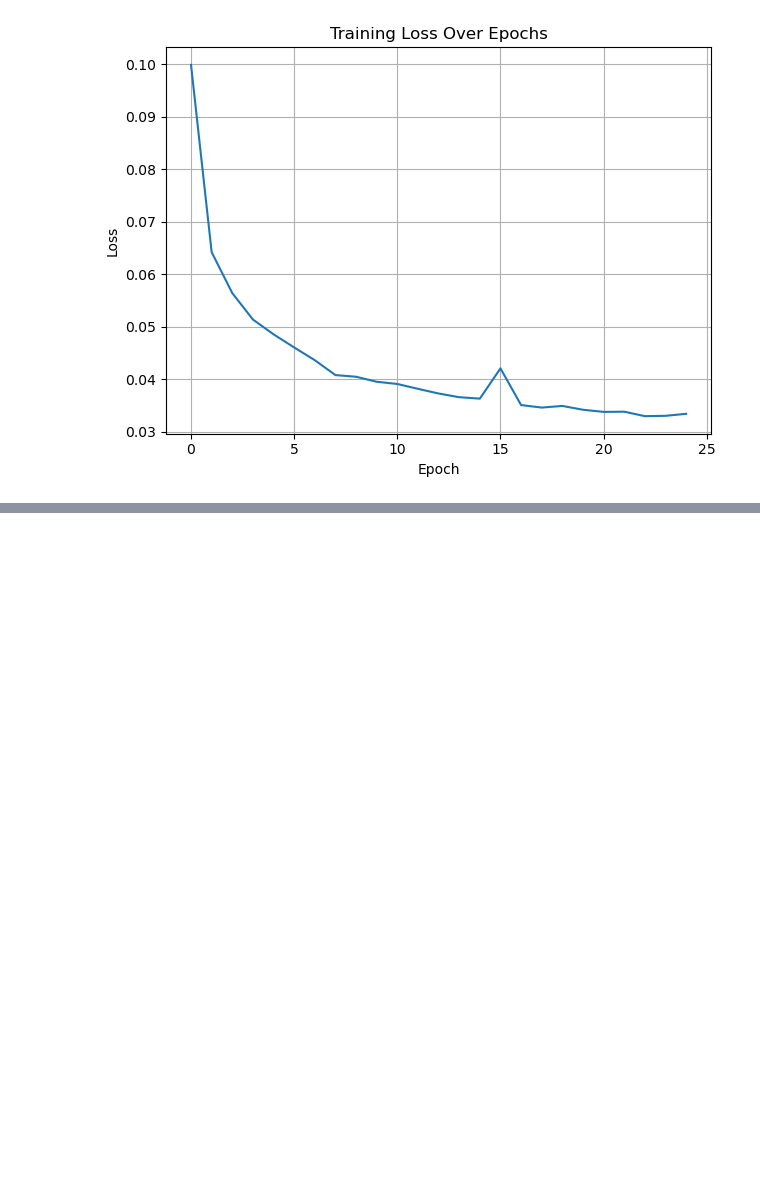
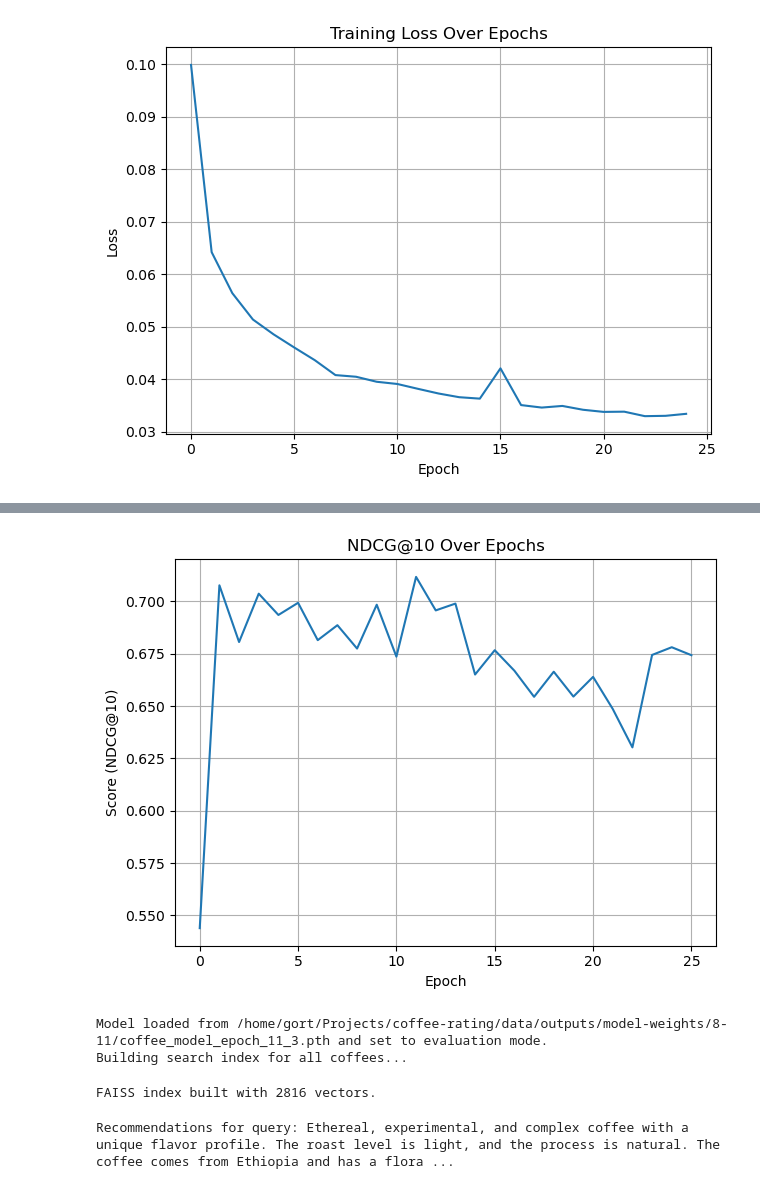
Before and after one commit to jaycob-melton/coffee-rating, a Jupyter notebook: src/models/train_n_eval.ipynb, the cells around one changed output, grey strips where cells are left out. Cells and saved outputs as stored; diff of their text form; code cells hidden in the pictures; blank space fills up the shorter version.

Commit message:
added additional functionality in train

```diff
--- a/src/models/train_n_eval.ipynb
+++ b/src/models/train_n_eval.ipynb
@@ -54,0 +116,41 @@ Generating test queries and evaluating recall...
+# %%
+ndcg_results = [result[0] for result in evaluation_results]
+plt.plot(ndcg_results)
+plt.xlabel("Epoch")
+plt.ylabel("Score (NDCG@10)")
+plt.title("NDCG@10 Over Epochs")
+plt.tight_layout()
+plt.grid()
+plt.show();
+# %% [output]
+[figure, added]
+# %%
+PREPROCESSED_PATH = "/home/gort/Projects/coffee-rating/data/processed/preprocessed_data.csv"
+train_data_path = "/home/gort/Projects/coffee-rating/data/processed/training_data.jsonl"
+MODEL_PATH = "/home/gort/Projects/coffee-rating/data/outputs/model-weights/8-11/coffee_model_epoch_11_3.pth"
+DEVICE = torch.device("cuda" if torch.cuda.is_available() else "cpu")
+# vocabs = torch.load(MODEL_PATH, map_location=DEVICE)["vocabs"]
+model, vocabs = load_model_inference(MODEL_PATH, numerical_dim=10, device=DEVICE)
+df = pd.read_csv(PREPROCESSED_PATH)
+df["combined_text"] = df["blind assessment"].fillna("") + " " + df["bottom line"].fillna("")
+
+search_index = build_search_index(model, df, vocabs, device=DEVICE)
+# %% [output]
+Model loaded from /home/gort/Projects/coffee-rating/data/outputs/model-weights/8-11/coffee_model_epoch_11_3.pth and set to evaluation mode.
+Building search index for all coffees...
+FAISS index built with 2816 vectors.
+# %%
+example_query = "Ethereal, experimental, and complex coffee with a unique flavor profile. The roast level is light, and the process is natural. The coffee comes from Ethiopia and has a floral aroma with hints of citrus and berries."
+
+print(f"Recommendations for query: {example_query}")
+
+recommendations = get_recommendations(example_query, model, search_index, df, top_k=10)
+
+display_cols = ['url', 'company', 'coffee name', 'roast level', 'process', 'test_method', 'countries_extracted', "flavor_profile", "blind assessment", 'bottom line']
+
+recommendations_df = pd.DataFrame(recommendations, columns=display_cols)
+recommendations_df = recommendations_df[display_cols]
+recommendations_df["rank"] = np.arange(1, len(recommendations_df) + 1)
+recommendations_df.to_csv(f"recommendations_for_example.csv", index=False)
+# %% [output]
+Recommendations for query: Ethereal, experimental, and complex coffee with a unique flavor profile. The roast level is light, and the process is natural. The coffee comes from Ethiopia and has a flora ...
```
Also changed, not shown: parts of 3 cells of this notebook, 3 other files.
